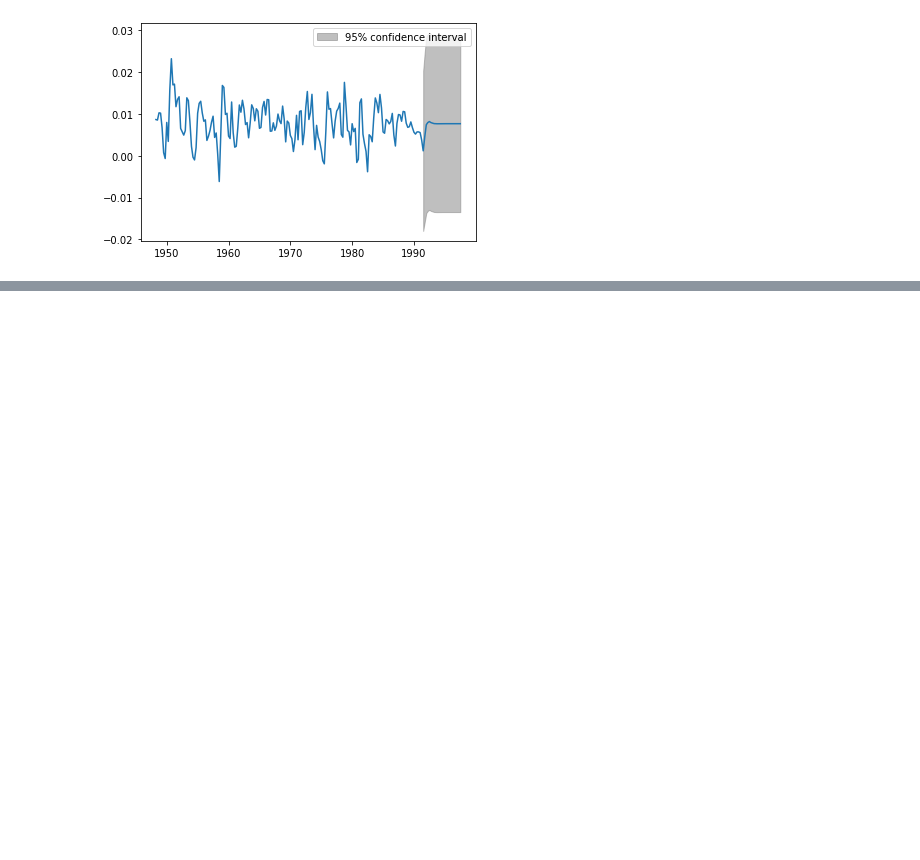
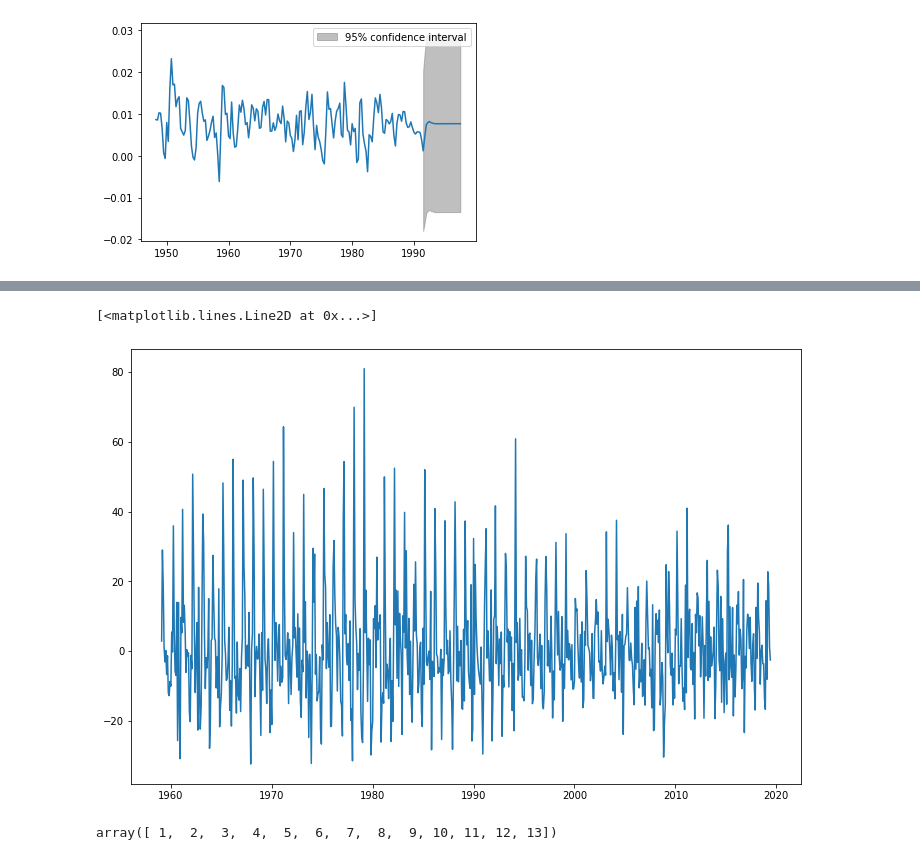
Before and after one commit to Jincheng-Gong/aofts3rd_python, a Jupyter notebook: codes/Ch2_Linear_Time_Series_Analysis&Its_Applications.ipynb, the cells around one changed output, grey strips where cells are left out. Cells and saved outputs as stored; diff of their text form; code cells hidden in the pictures; blank space fills up the shorter version.

```diff
--- a/codes/Ch2_Linear_Time_Series_Analysis&Its_Applications.ipynb
+++ b/codes/Ch2_Linear_Time_Series_Analysis&Its_Applications.ipynb
@@ -207,2 +211,15 @@ fig = res.plot_diagnostics(fig=fig, lags=30)
 import pandas_datareader as pdr
 data = pdr.get_data_fred('HOUSTNSA', '1959-01-01', '2019-06-01')
+# %%
+housing = data.HOUSTNSA.pct_change().dropna()
+housing = 100 * housing.asfreq('MS')
+fig, ax = plt.subplots(figsize=(12, 8))
+ax.plot(housing)
+# %% [output]
+[<matplotlib.lines.Line2D at 0x...>]
+[figure, added]
+# %%
+sel = ar_select_order(housing, 13, old_names=False)
+sel.ar_lags
+# %% [output]
+array([ 1,  2,  3,  4,  5,  6,  7,  8,  9, 10, 11, 12, 13])
```
Also changed, not shown: parts of 8 cells of this notebook.
